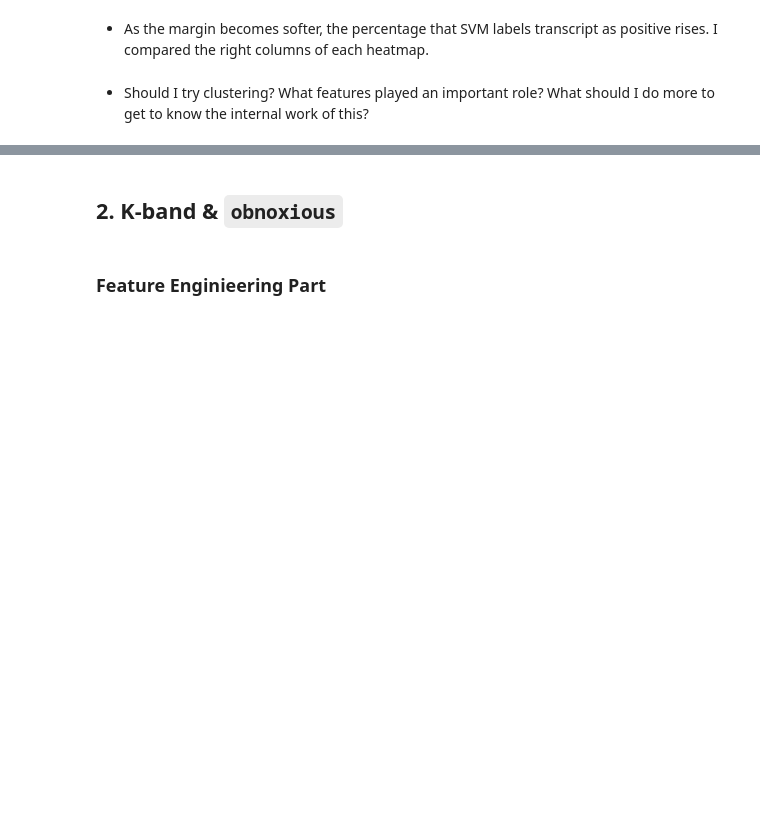
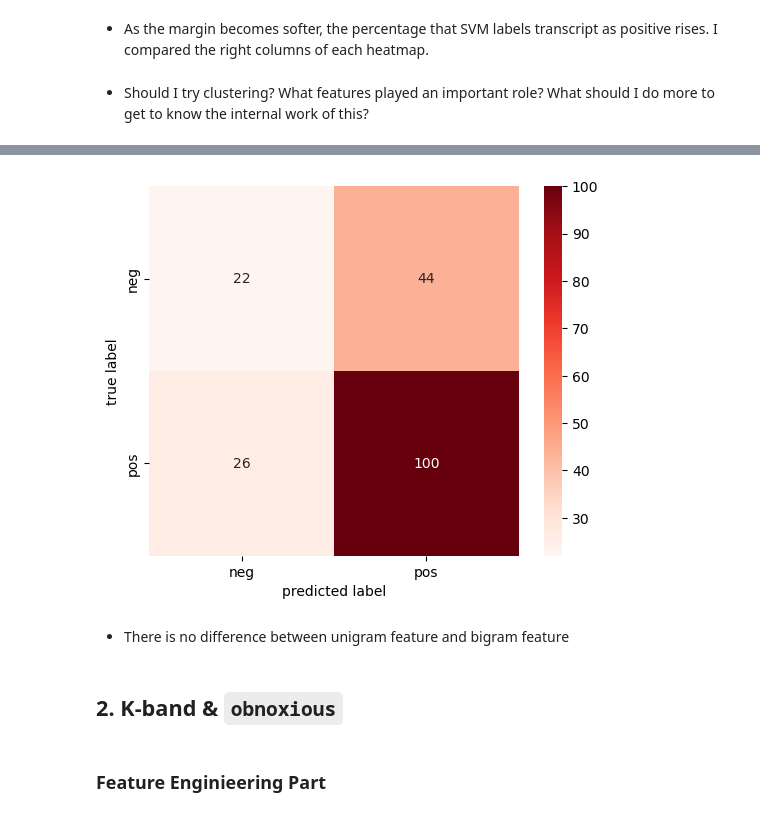
Before and after one commit to Data-Science-for-Linguists-2023/TED-Talk-Rating-Analysis, a Jupyter notebook: code/TED_talk_Analysis.ipynb, the cells around one changed output, grey strips where cells are left out. Saved outputs shown, nothing was run; the diff lists cells and outputs as text; code cells hidden in the pictures; blank space fills up the shorter version.

```diff
--- a/code/TED_talk_Analysis.ipynb
+++ b/code/TED_talk_Analysis.ipynb
@@ -239,3 +308,15 @@ plt.show()
+# %%
+# make a heatmap
+sns.heatmap(mat, square=True, annot=True, fmt='d', cmap="Reds",
+xticklabels=['neg', 'pos'], yticklabels=['neg', 'pos'])
+
+plt.xlabel('predicted label')
+plt.ylabel('true label')
+plt.show()
+# %% [output]
+[figure, added]
+# %% [markdown]
+* There is no difference between unigram feature and bigram feature
 # %% [markdown]
 ## 2. K-band & `obnoxious`
 # %% [markdown]
```
Also changed, not shown: parts of 15 cells of this notebook.
